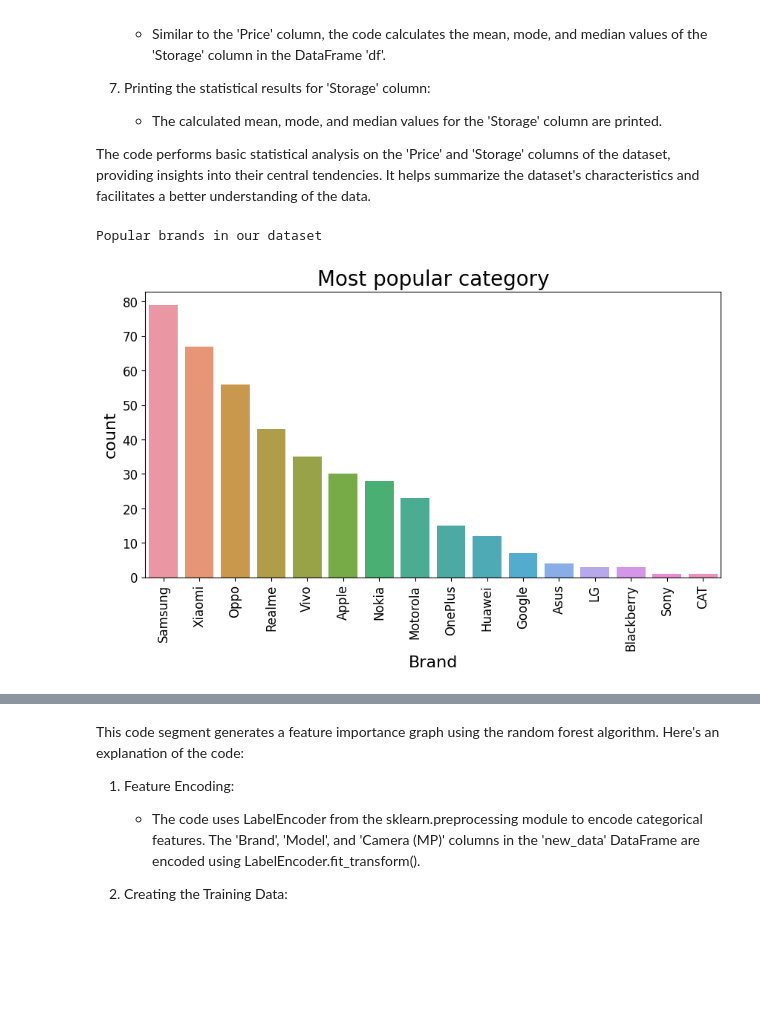
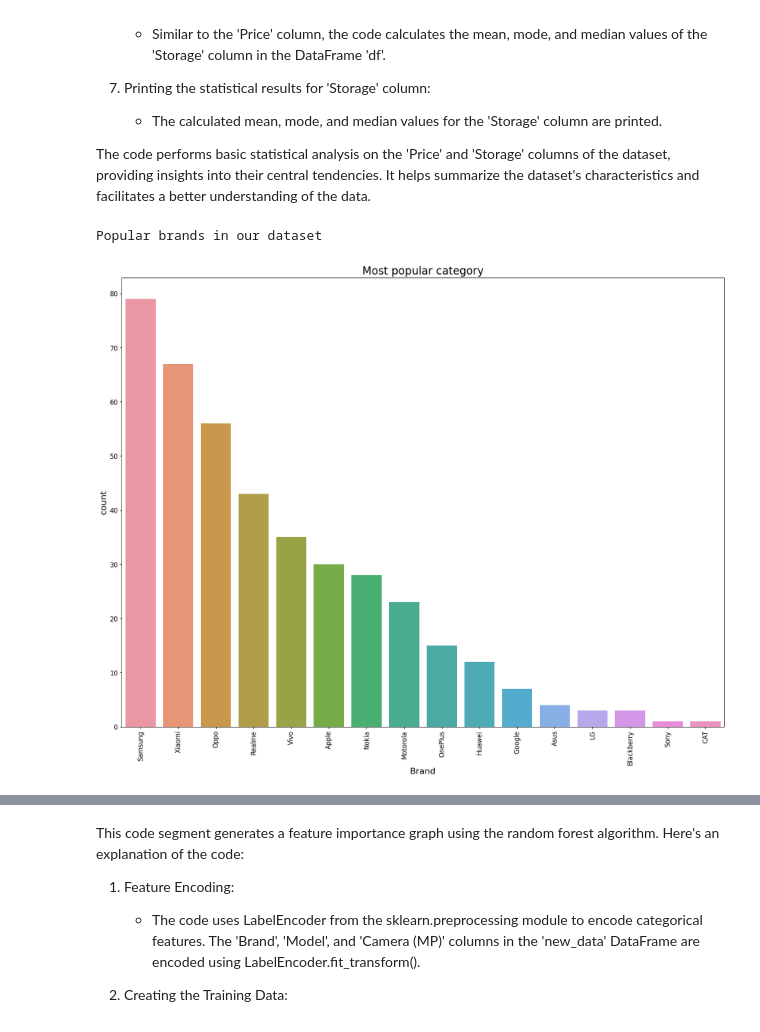
Before and after one commit to RohaanJohn/IntelUnnati_AlphaDebuggers, a Jupyter notebook: AlphaDebuggers_MarBaseliosCollegeOfEngineeringAndTechnology_SmartMobilePhonePricePredictionUsingMachineLearning/Code/Final_Code.ipynb, the cells around one changed output, grey strips where cells are left out. Cells and saved outputs as stored; diff of their text form; code cells hidden in the pictures; blank space fills up the shorter version.

```diff
--- a/AlphaDebuggers_MarBaseliosCollegeOfEngineeringAndTechnology_SmartMobilePhonePricePredictionUsingMachineLearning/Code/Final_Code.ipynb
+++ b/AlphaDebuggers_MarBaseliosCollegeOfEngineeringAndTechnology_SmartMobilePhonePricePredictionUsingMachineLearning/Code/Final_Code.ipynb
@@ -26,4 +36,4 @@ from google.colab import output, drive, files
 #Input Dataset
 
 # you can download the dataset from here: https://drive.google.com/file/d/1iawELUECqUqj8msfTiFnJTxXaXdpYG47/view?usp=sharing
-uploaded = files.upload()
+dataset = '../Data/MobilePhonePrice.csv'
@@ -118,21 +125,23 @@ The code performs basic statistical analysis on the 'Price' and 'Storage' column
 # %%
 #Graphical visualizations of the dataset
 
 #1. Popular brands in our dataset
 print("Popular brands in our dataset")
-data = pd.read_csv(io.BytesIO(uploaded['MobilePhonePrice.csv']))
-counts = data['Brand'].value_counts().reset_index().rename(columns={'index': 'Brand', 'Brand': 'count'})
-plt.figure(figsize=(10, 5))
+data = pd.read_csv(dataset)
+data.columns = ['Brand', 'Model', 'Storage', 'RAM', 'Screen Size', 'Camera', 'Battery Capacity', 'Price']
+counts = data['Brand'].value_counts().reset_index()
+counts.columns = ['Brand', 'count']
+plt.figure(figsize=(20, 15))
 sns.barplot(x="Brand", y="count", data = counts, order=counts.sort_values('count', ascending=False)['Brand'].head(50))
 plt.xticks(rotation='vertical', fontsize=12)
 plt.yticks(fontsize=12)
 plt.title("Most popular category", fontsize=20)
 plt.xlabel("Brand", fontsize=16)
 plt.ylabel("count", fontsize=16)
 plt.show()
 # %% [output]
 Popular brands in our dataset
-[figure, old version]
+[figure, new version]
 # %%
 #2. Price vs Phone models of a particular brand in the dataset
 print("Price vs Phones of a particular brand in the dataset")
```
Also changed, not shown: parts of 15 cells of this notebook, 1 other file.
